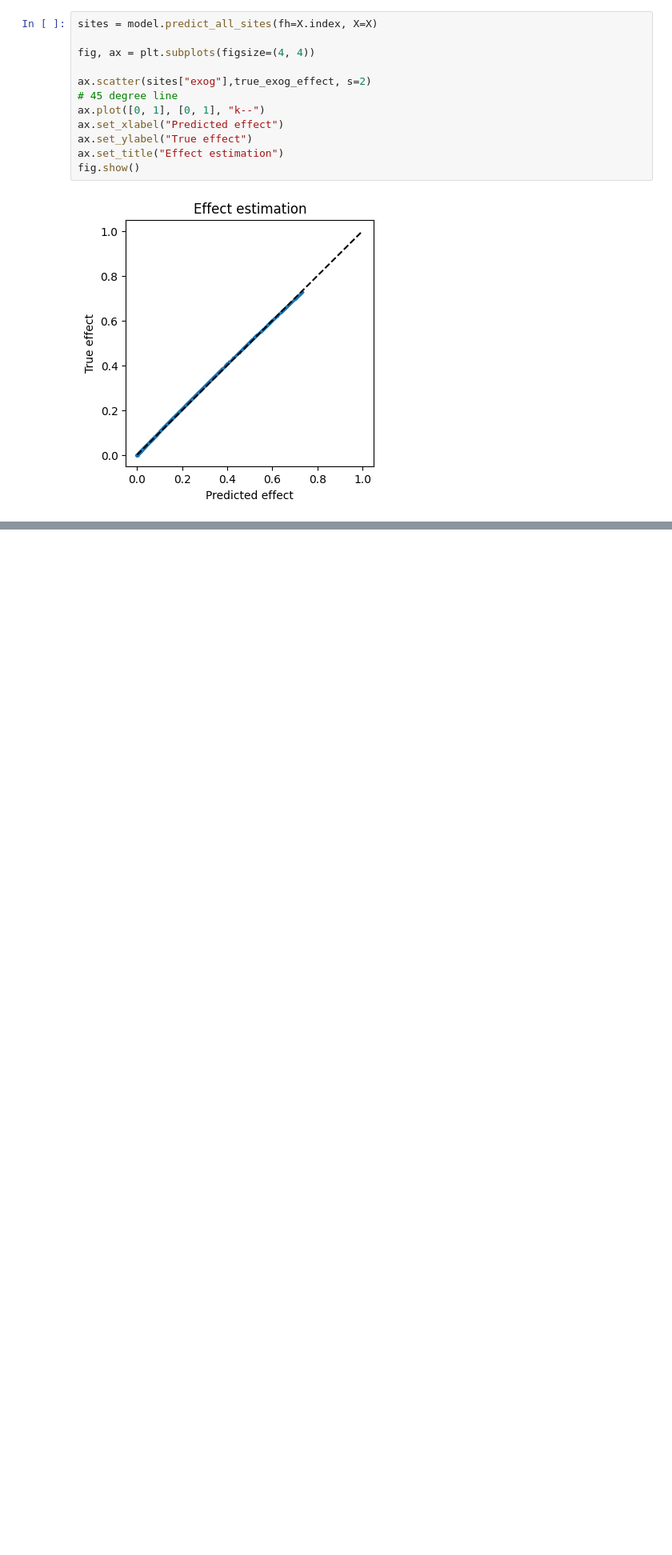
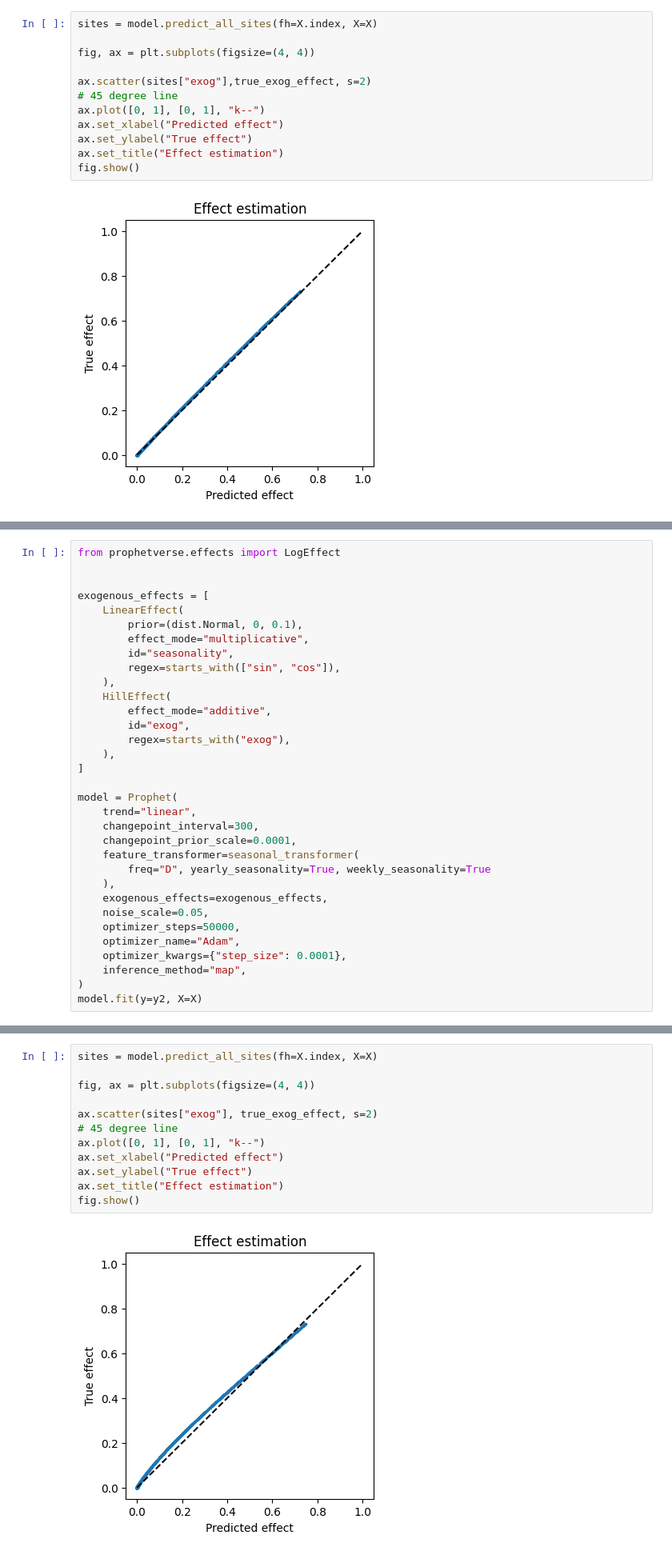
Before and after one commit to felipeangelimvieira/prophetverse, a Jupyter notebook: docs/examples/univariate.ipynb, the cells around one changed output, grey strips where cells are left out. Shown at 80% size. Drawn from its saved outputs; the diff is of its cells as text; blank space fills up the shorter version.

```diff
--- a/docs/examples/univariate.ipynb
+++ b/docs/examples/univariate.ipynb
@@ -223,0 +259,33 @@ fig.show()
+# %%
+from prophetverse.effects import LogEffect
+
+
+exogenous_effects = [
+    LinearEffect(
+        prior=(dist.Normal, 0, 0.1),
+        effect_mode="multiplicative",
+        id="seasonality",
+        regex=starts_with(["sin", "cos"]),
+    ),
+    HillEffect(
+        effect_mode="additive",
+        id="exog",
+        regex=starts_with("exog"),
+    ),
+]
+
+model = Prophet(
+    trend="linear",
+    changepoint_interval=300,
+    changepoint_prior_scale=0.0001,
+    feature_transformer=seasonal_transformer(
+        freq="D", yearly_seasonality=True, weekly_seasonality=True
+    ),
+    exogenous_effects=exogenous_effects,
+    noise_scale=0.05,
+    optimizer_steps=50000,
+    optimizer_name="Adam",
+    optimizer_kwargs={"step_size": 0.0001},
+    inference_method="map",
+)
+model.fit(y=y2, X=X)
@@ -223,0 +302,14 @@ fig.show()
+# %%
+sites = model.predict_all_sites(fh=X.index, X=X)
+
+fig, ax = plt.subplots(figsize=(4, 4))
+
+ax.scatter(sites["exog"], true_exog_effect, s=2)
+# 45 degree line
+ax.plot([0, 1], [0, 1], "k--")
+ax.set_xlabel("Predicted effect")
+ax.set_ylabel("True effect")
+ax.set_title("Effect estimation")
+fig.show()
+# %% [output]
+[figure, added]
```
Also changed, not shown: parts of 9 cells of this notebook, 6 other files.
